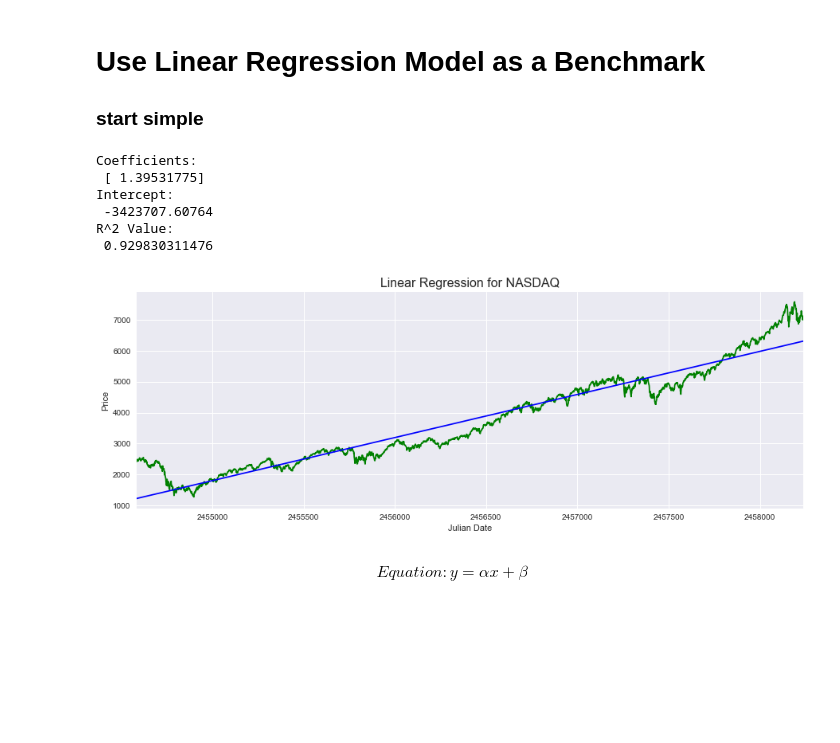
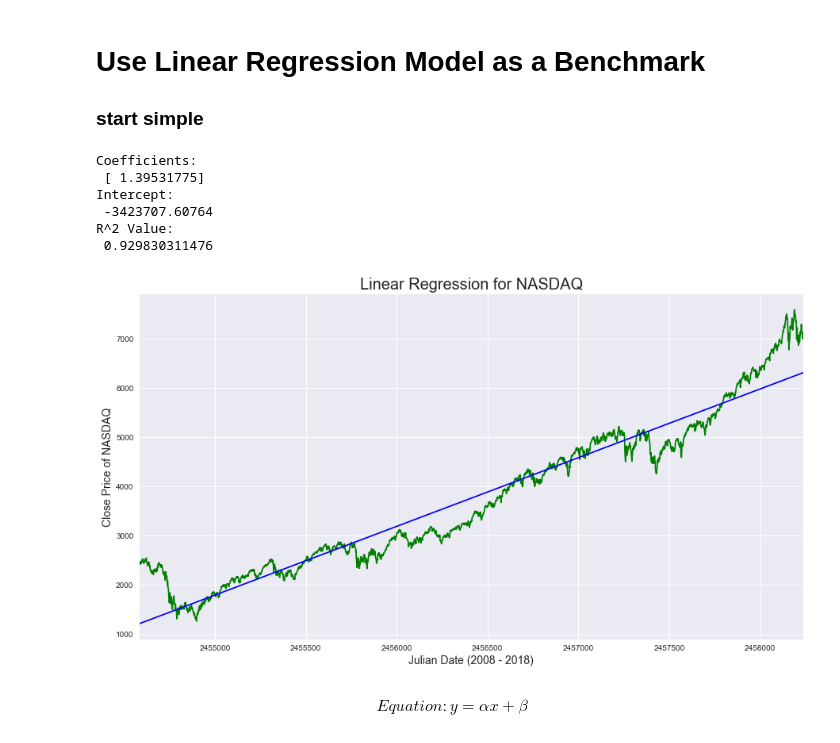
Before and after one commit to Mike1014/Black-Scholes-Model-on-Stock-Market-using-Time-Series, a Jupyter notebook: Final Capstone.ipynb, the cells around one changed output. Drawn from its saved outputs; the diff is of its cells as text; code cells hidden in the pictures; blank space fills up the shorter version.

```diff
--- a/Final Capstone.ipynb
+++ b/Final Capstone.ipynb
@@ -197,38 +196,38 @@ from sklearn import linear_model
 
 # instantiate our model.
 regr = linear_model.LinearRegression()
 
 x = nas_df['Julian'].to_frame()     # Date
 y = nas_df['Close']                 # Closing Price
 
 # fit the model
 regr.fit(x,y)
 
 # display the attributes
 print('Coefficients: \n', regr.coef_)
 print('Intercept: \n', regr.intercept_)
 print('R^2 Value: \n', regr.score(x, y))
 
 # plot the outputs
-plt.figure(figsize = (15,5))
+plt.figure(figsize = (15,8))
 
 plt.plot(x, y, color = 'green')
 plt.plot(x, regr.predict(x), color = 'blue')
-plt.title('Linear Regression for NASDAQ', fontsize = 16)
-plt.xlabel('Julian Date')
-plt.ylabel('Price')
+plt.title('Linear Regression for NASDAQ', fontsize = 20)
+plt.xlabel('Julian Date (2008 - 2018)', fontsize = 14)
+plt.ylabel('Close Price of NASDAQ', fontsize = 14)
 plt.xlim([nas_df.Julian[-1], nas_df.Julian[0]])
 
 plt.savefig('benchmark')
 plt.show()
 # %% [output]
 Coefficients:
  [ 1.39531775]
 Intercept:
  -3423707.60764
 R^2 Value:
  0.929830311476
-[figure, old version]
+[figure, new version]
 # %% [markdown]
 $$Equation: y = \alpha x + \beta $$
 # %%
```
Also changed, not shown: parts of 62 cells of this notebook.
